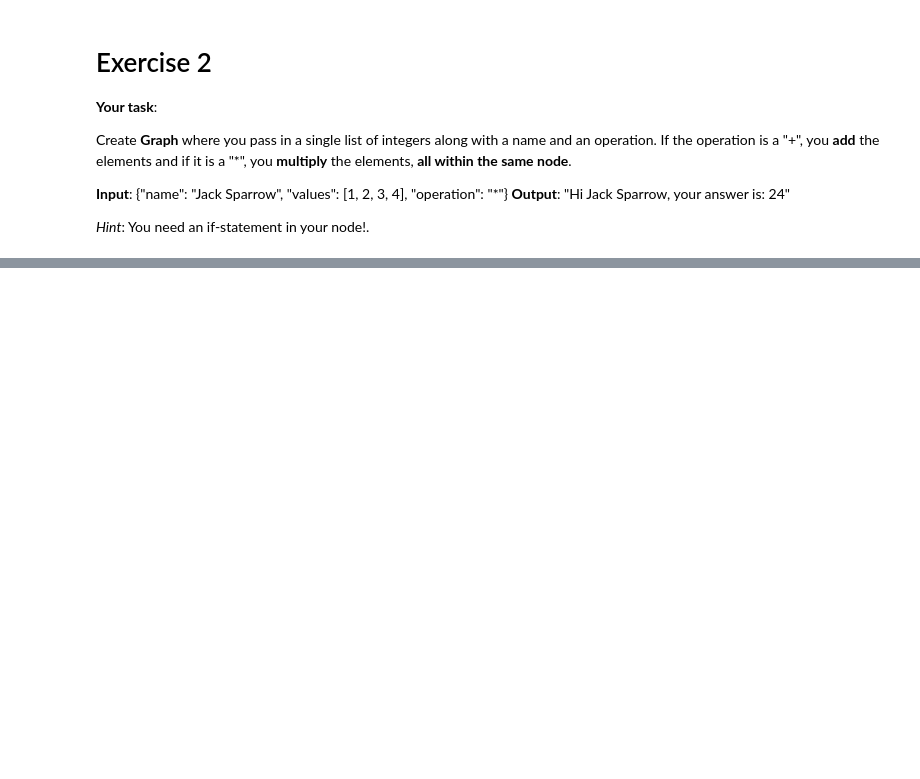
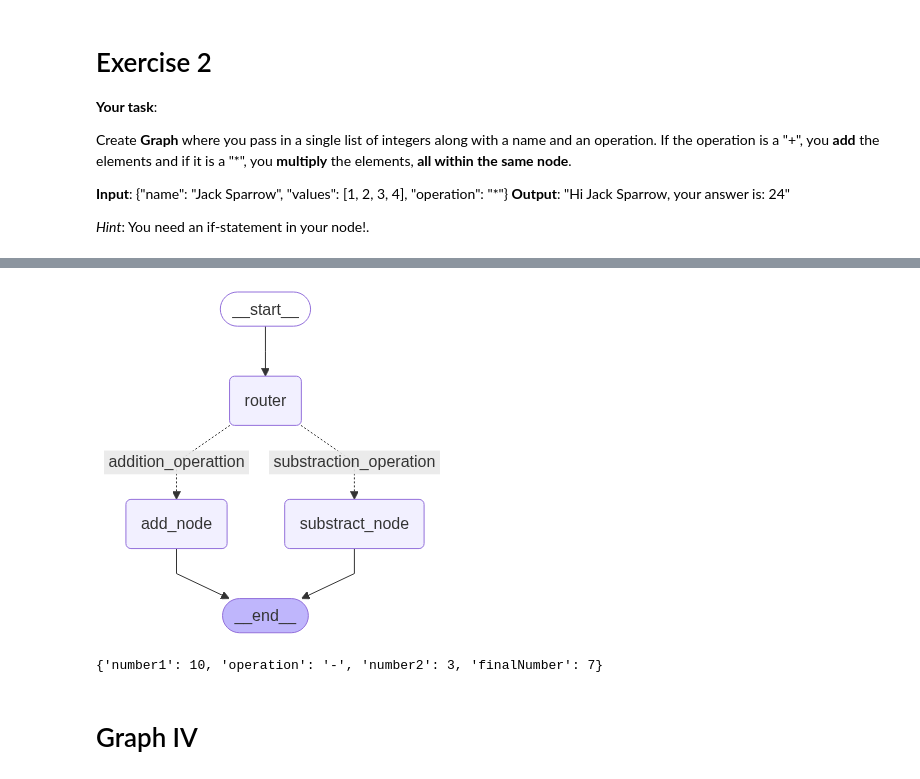
Before and after one commit to RobertRamos93/llm_graph_workflow, a Jupyter notebook: graph_workfloy.ipynb, the cells around one changed output, grey strips where cells are left out. Cells and saved outputs as stored; diff of their text form; code cells hidden in the pictures; blank space fills up the shorter version.

```diff
--- a/graph_workfloy.ipynb
+++ b/graph_workfloy.ipynb
@@ -140,0 +280,56 @@ def process_exercise_two(state: ExerciseTwoState) -> ExerciseTwoState:
+# %%
+def adder(state: AgentState) -> AgentState:
+    """This node adds the 2 numbers."""
+
+    state["finalNumber"] = state["number1"] + state["number2"]
+    return state
+
+def substractor(state: AgentState) -> AgentState:
+    """This node substracts the 2 numbers."""
+
+    state["finalNumber"] = state["number1"] - state["number2"]
+    return state
+
+def decide_next_node(state: AgentState) -> AgentState:
+    """This node will select the next node of the graph."""
+    if state["operation"] == "+":
+        return "addition_operation"
+    elif state["operation"] == "-":
+        return "substraction_operation"
+# %%
+graph = StateGraph(AgentState)
+
+graph.add_node("add_node", adder)
+graph.add_node("substract_node", substractor)
+graph.add_node("router", lambda state:state)
+
+graph.add_edge(START, "router")
+graph.add_conditional_edges(
+    "router",
+    decide_next_node,
+    {
+        "addition_operattion": "add_node",
+        "substraction_operation": "substract_node"
+    }
+)
+
+graph.add_edge("add_node", END)
+graph.add_edge("substract_node", END)
+
+app = graph.compile()
+# %%
+from IPython.display import Image, display
+display(Image(app.get_graph().draw_mermaid_png()))
+# %% [output]
+[figure, added]
+# %%
+res = app.invoke({
+    "number1": 10,
+    "operation": "-",
+    "number2": 3
+})
+print(res)
+# %% [output]
+{'number1': 10, 'operation': '-', 'number2': 3, 'finalNumber': 7}
+# %% [markdown]
+# Graph IV
```
Also changed, not shown: parts of 30 cells of this notebook.
